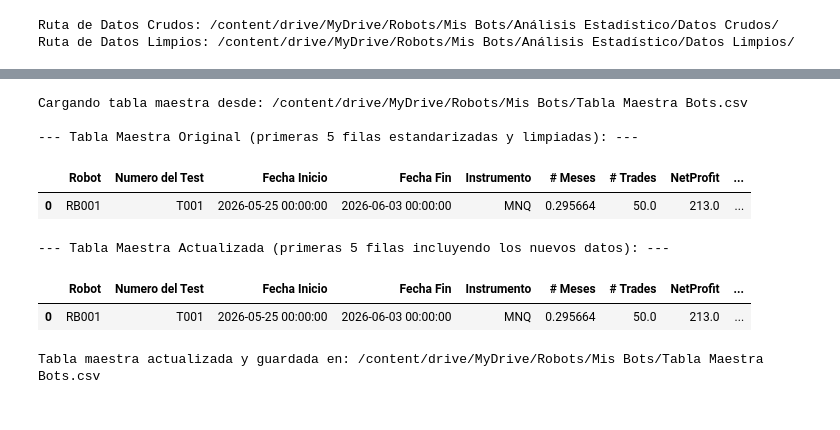
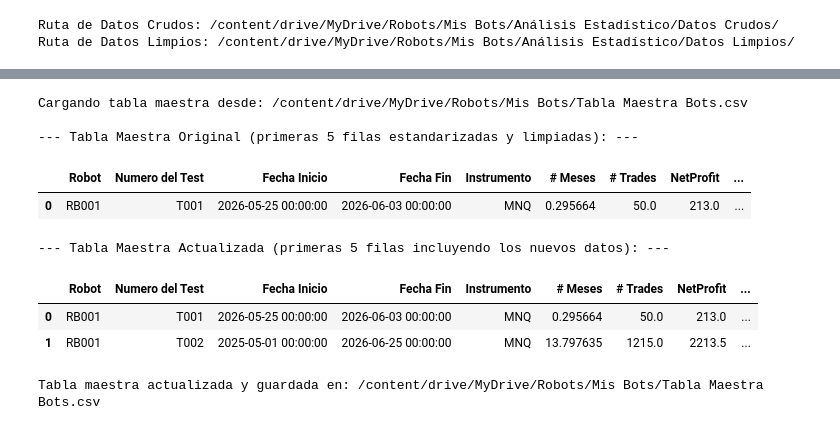
Before and after one commit to MarceCorreal2/Robots-NT, a Jupyter notebook: Procesamiento_Indicadores_Backtest.ipynb, the cells around one changed output, grey strips where cells are left out. Cells and saved outputs as stored; diff of their text form; code cells hidden in the pictures.

Commit message:
Version 1 funcionando todo con 2 trades, funcionan indicadores y tabla maestra perfecto

```diff
--- a/Procesamiento_Indicadores_Backtest.ipynb
+++ b/Procesamiento_Indicadores_Backtest.ipynb
@@ -21,10 +21,16 @@ drive.mount('/content/drive')
 # %% [output]
 Drive already mounted at /content/drive; to attempt to forcibly remount, call drive.mount("/content/drive", force_remount=True).
 # %%
+# Celda 3 — Conectar Drive
+
+import pandas as pd
+pd.set_option('display.max_rows', 100)
+pd.set_option('display.max_columns', None)
+
 # Celda 3 — Definir Variables
 
 bot_name = 'RB001_MNQ_A'
-test_number = 'T001' # <--- Modifica este valor para diferentes pruebas (ej. 'T002')
+test_number = 'T002' # <--- Modifica este valor para diferentes pruebas (ej. 'T002')
 instrument = 'MNQ'
 
 print(f"Bot Name: {bot_name}")
@@ -51,7 +57,8 @@ Ruta de Datos Limpios: /content/drive/MyDrive/Robots/Mis Bots/Análisis Estadi
 import os
 import pandas as pd
 
-sample_file_name = 'SA_RB001_MNQ_A_T001.csv'
+# Construir el nombre del archivo dinámicamente usando las variables definidas en Celda 3
+sample_file_name = f'SA_{bot_name}_{test_number}.csv'
 sample_file_path = os.path.join(RAW_DATA_PATH, sample_file_name)
 
 print(f"Cargando archivo de ejemplo: {sample_file_path}")
@@ -366,7 +374,7 @@ display(final_df.dtypes)
 | Avg Loss | float64 |
 dtype: object
 # %%
-# Celda 8 - Incluir datos de la prueba eb la Tabla Maestra
+# Celda 9  - Ingesta datos en Tabla Maestra
 
 import os
 import pandas as pd
@@ -500,17 +508,19 @@ if os.path.exists(MASTER_TABLE_PATH):
     print("\n--- Tabla Maestra Original (primeras 5 filas estandarizadas y limpiadas): ---")
     display(master_df.head())
 
-    # Identificar el Robot y Numero del Test del DataFrame actual que se quiere añadir/actualizar
-    current_robot = final_df_to_add['Robot'].iloc[0]
-    current_test_id = final_df_to_add['Numero del Test'].iloc[0]
+    # Get all unique (Robot, Numero del Test) pairs from the current processed data
+    processed_keys = final_df_to_add[['Robot', 'Numero del Test']].drop_duplicates()
 
-    # Filtrar el master_df existente para remover la fila correspondiente al test actual
-    # Esto asegura que el nuevo registro sobrescriba al viejo
-    master_df_filtered = master_df[
-        ~((master_df['Robot'] == current_robot) & (master_df['Numero del Test'] == current_test_id))
-    ].copy()
+    # Create a boolean mask to identify rows in master_df that should be removed
+    # These are rows whose (Robot, Numero del Test) pair is present in processed_keys
+    mask_to_remove = master_df.set_index(['Robot', 'Numero del Test']).index.isin(
+        processed_keys.set_index(['Robot', 'Numero del Test']).index
+    )
 
-    # Concatenar el DataFrame filtrado con el nuevo registro
+    # Filter master_df to remove rows that are present in the current processed data
+    master_df_filtered = master_df[~mask_to_remove].copy()
+
+    # Concatenate the filtered master_df with the new records
     updated_master_df = pd.concat([master_df_filtered, final_df_to_add], ignore_index=True)
 
 else:
@@ -521,31 +531,32 @@ else:
 # Reordenar columnas para colocar 'Robot' y 'Numero del Test' al principio
 expected_cols_order = [
     'Robot', 'Numero del Test', 'Fecha Inicio', 'Fecha Fin', 'Instrumento',
     '# Meses', '# Trades', 'NetProfit', 'Net Profit/Mes', 'PF', 'WR',
     'DD Max', 'Recovery Factor', 'PayoffRatio', 'Avg Win', 'Avg Loss'
 ]
 # Add any missing columns to updated_master_df that are in expected_cols_order, filling with NaN
 for col in expected_cols_order:
     if col not in updated_master_df.columns:
         updated_master_df[col] = pd.NA
 
 # Reorder columns based on expected_cols_order
 updated_master_df = updated_master_df[expected_cols_order]
 
 
 print("\n--- Tabla Maestra Actualizada (primeras 5 filas incluyendo los nuevos datos): ---")
 display(updated_master_df.head())
 
 # Guardar la tabla maestra actualizada
 updated_master_df.to_csv(MASTER_TABLE_PATH, index=False)
 print(f"\nTabla maestra actualizada y guardada en: {MASTER_TABLE_PATH}")
 # %% [output]
 Cargando tabla maestra desde: /content/drive/MyDrive/Robots/Mis Bots/Tabla Maestra Bots.csv
 
 --- Tabla Maestra Original (primeras 5 filas estandarizadas y limpiadas): ---
 |  | Robot | Numero del Test | Fecha Inicio | Fecha Fin | Instrumento | # Meses | # Trades | NetProfit | ... |
 | 0 | RB001 | T001 | 2026-05-25 00:00:00 | 2026-06-03 00:00:00 | MNQ | 0.295664 | 50.0 | 213.0 | ... |
 --- Tabla Maestra Actualizada (primeras 5 filas incluyendo los nuevos datos): ---
 |  | Robot | Numero del Test | Fecha Inicio | Fecha Fin | Instrumento | # Meses | # Trades | NetProfit | ... |
 | 0 | RB001 | T001 | 2026-05-25 00:00:00 | 2026-06-03 00:00:00 | MNQ | 0.295664 | 50.0 | 213.0 | ... |
+| 1 | RB001 | T002 | 2025-05-01 00:00:00 | 2026-06-25 00:00:00 | MNQ | 13.797635 | 1215.0 | 2213.5 | ... |
 Tabla maestra actualizada y guardada en: /content/drive/MyDrive/Robots/Mis Bots/Tabla Maestra Bots.csv
```
Also changed, not shown: parts of 7 cells of this notebook.
